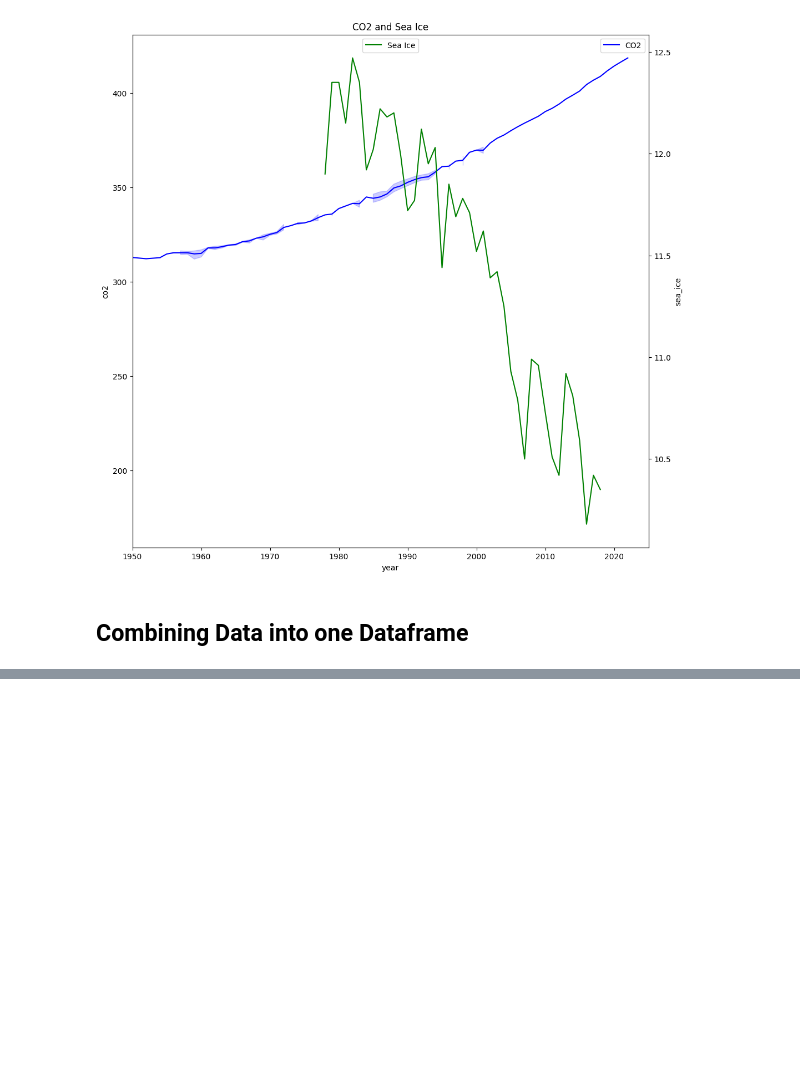
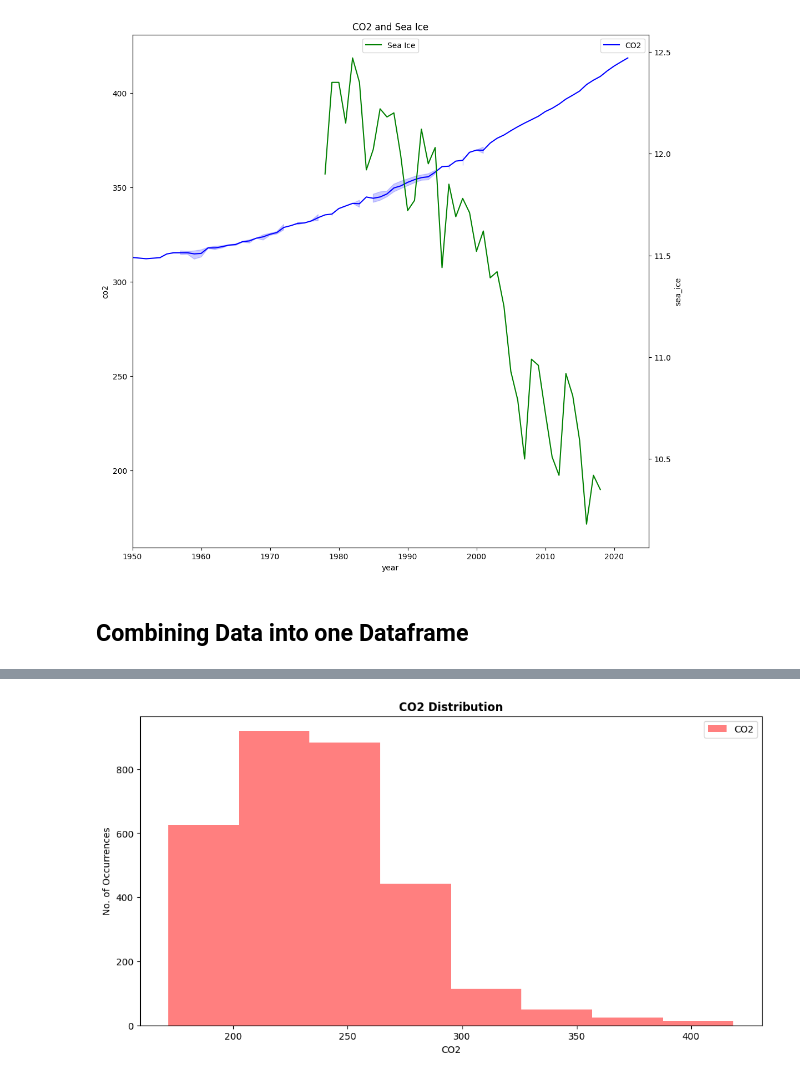
Before and after one commit to rachel-king4/PfDA_Assignment_2, a Jupyter notebook: pfda_assignment_2.ipynb, the cells around one changed output, grey strips where cells are left out. Saved outputs shown, nothing was run; the diff lists cells and outputs as text; code cells hidden in the pictures; blank space fills up the shorter version.

Commit message:
added some plots

```diff
--- a/pfda_assignment_2.ipynb
+++ b/pfda_assignment_2.ipynb
@@ -425,0 +464,12 @@ combined_data.to_json('combined_data.json', orient='records', lines=False, inden
+# %%
+# Plot a Histogram for CO2 Distribution
+
+fig, ax = plt.subplots(figsize = (12,6))
+
+ax.set_title("CO2 Distribution", fontweight='bold') # to set the title of the plot
+ax.set(xlabel='CO2')    # to set the x axis title
+ax.set(ylabel="No. of Occurrences") # to set the y axis title
+ax.hist(combined_data['co2'], bins=8, alpha=0.5, label="CO2", color='red')  # to plot a histogram of CO2 distribution
+ax.legend(loc='upper right'); # to place the legend of the plot in the upper right
+# %% [output]
+[figure, added]
```
Also changed, not shown: parts of 10 cells of this notebook.
